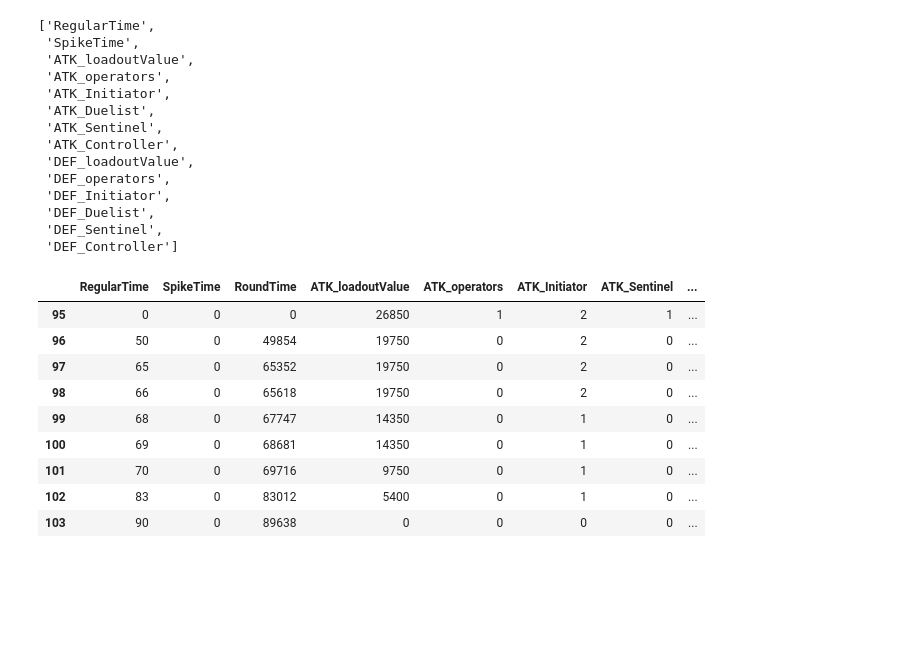
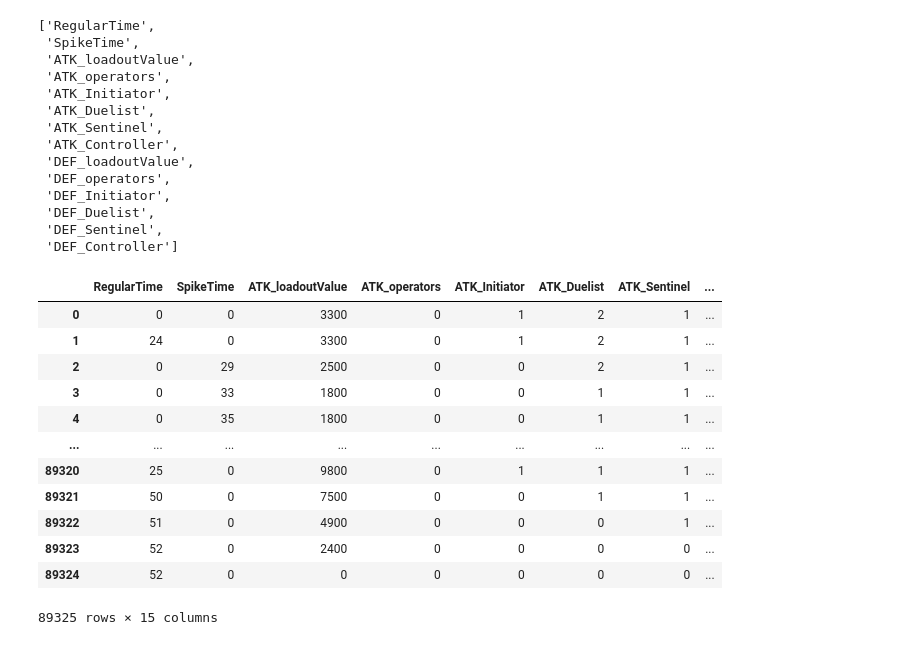
Before and after one commit to mateusb12/valorant_impact, a Jupyter notebook: webscrapping/model/lgbm_notebook.ipynb, the cells around one changed output. Saved outputs shown, nothing was run; the diff lists cells and outputs as text; code cells hidden in the pictures; blank space fills up the shorter version.

```diff
--- a/webscrapping/model/lgbm_notebook.ipynb
+++ b/webscrapping/model/lgbm_notebook.ipynb
@@ -67,16 +67,19 @@ vm.features
  'DEF_Duelist',
  'DEF_Sentinel',
  'DEF_Controller']
-# %%
-df
-# %% [output]
-|  | RegularTime | SpikeTime | RoundTime | ATK_loadoutValue | ATK_operators | ATK_Initiator | ATK_Sentinel | ... |
-| 95 | 0 | 0 | 0 | 26850 | 1 | 2 | 1 | ... |
-| 96 | 50 | 0 | 49854 | 19750 | 0 | 2 | 0 | ... |
-| 97 | 65 | 0 | 65352 | 19750 | 0 | 2 | 0 | ... |
-| 98 | 66 | 0 | 65618 | 19750 | 0 | 2 | 0 | ... |
-| 99 | 68 | 0 | 67747 | 14350 | 0 | 1 | 0 | ... |
-| 100 | 69 | 0 | 68681 | 14350 | 0 | 1 | 0 | ... |
-| 101 | 70 | 0 | 69716 | 9750 | 0 | 1 | 0 | ... |
-| 102 | 83 | 0 | 83012 | 5400 | 0 | 1 | 0 | ... |
-| 103 | 90 | 0 | 89638 | 0 | 0 | 0 | 0 | ... |
+# %%
+vm.df
+# %% [output]
+|  | RegularTime | SpikeTime | ATK_loadoutValue | ATK_operators | ATK_Initiator | ATK_Duelist | ATK_Sentinel | ... |
+| 0 | 0 | 0 | 3300 | 0 | 1 | 2 | 1 | ... |
+| 1 | 24 | 0 | 3300 | 0 | 1 | 2 | 1 | ... |
+| 2 | 0 | 29 | 2500 | 0 | 0 | 2 | 1 | ... |
+| 3 | 0 | 33 | 1800 | 0 | 0 | 1 | 1 | ... |
+| 4 | 0 | 35 | 1800 | 0 | 0 | 1 | 1 | ... |
+| ... | ... | ... | ... | ... | ... | ... | ... | ... |
+| 89320 | 25 | 0 | 9800 | 0 | 1 | 1 | 1 | ... |
+| 89321 | 50 | 0 | 7500 | 0 | 0 | 1 | 1 | ... |
+| 89322 | 51 | 0 | 4900 | 0 | 0 | 0 | 1 | ... |
+| 89323 | 52 | 0 | 2400 | 0 | 0 | 0 | 0 | ... |
+| 89324 | 52 | 0 | 0 | 0 | 0 | 0 | 0 | ... |
+89325 rows × 15 columns
```
Also changed, not shown: 3 other files.
